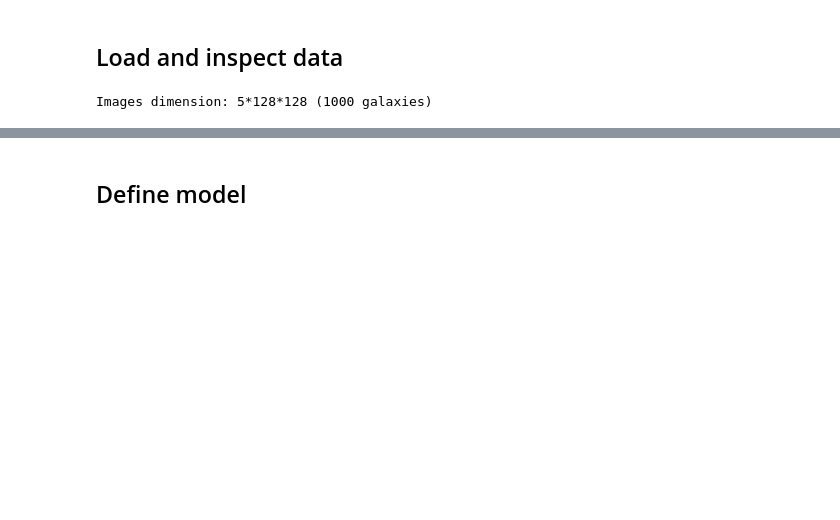
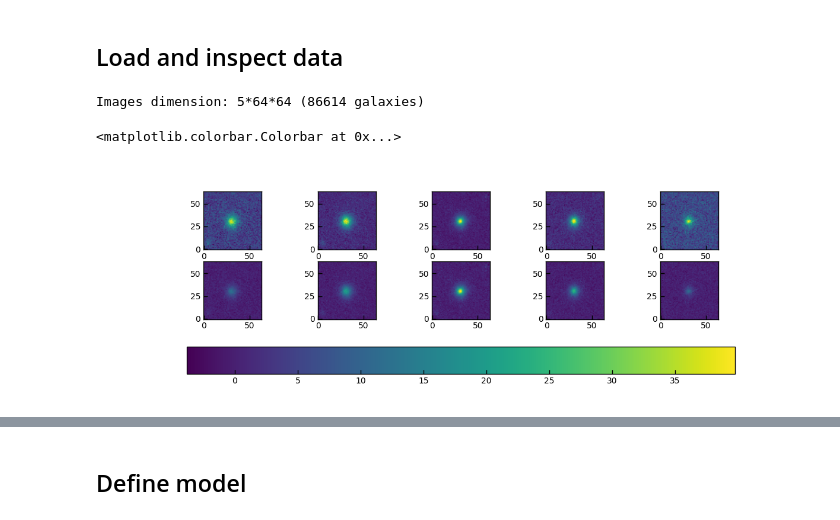
Before and after one commit to fkeruzore/GalGenAi, a Jupyter notebook: notebooks/vae_hsc.ipynb, the cells around one changed output, grey strips where cells are left out. Saved outputs shown, nothing was run; the diff lists cells and outputs as text; code cells hidden in the pictures; blank space fills up the shorter version.

```diff
--- a/notebooks/vae_hsc.ipynb
+++ b/notebooks/vae_hsc.ipynb
@@ -17,7 +18,8 @@ Using device: mps
 # %% [markdown]
 ## Load and inspect data
 # %%
-dataset_raw = load_from_disk("../data/hsc_mmu_mini/")
+# dataset_raw = load_from_disk("../data/hsc_mmu_mini/")
+dataset_raw = load_from_disk("/data/a/cpac/fkeruzore/hsc_mmu/")
 dataset_raw = dataset_raw.select_columns(["image"]).with_format("torch")
 
 n_gals = len(dataset_raw)
@@ -44,47 +46,67 @@ class FluxDataset(torch.utils.data.Dataset):
         # crop to 128
         self.og_nx2 = self.dataset[0]["image"]["flux"].shape[1] // 2
         self.og_ny2 = self.dataset[0]["image"]["flux"].shape[2] // 2
+        self.nx2 = nx // 2
+
+        # norms
         self.mins = mins[:, None, None]
         self.maxs = maxs[:, None, None]
 
     def __len__(self):
         return len(self.dataset)
 
+    def normalize(self, img):
+        return (img - self.mins) / (self.maxs - self.mins)
+
+    def crop(self, img):
+        return img[
+            :,
+            self.og_nx2 - self.nx2 : self.og_nx2 + self.nx2,
+            self.og_ny2 - self.nx2 : self.og_ny2 + self.nx2,
+        ]
+
     def __getitem__(self, idx):
         image_data = self.dataset[idx]["image"]
 
         # Extract and crop flux
-        flux = image_data["flux"][
-            :,
-            self.og_nx2 - 64 : self.og_nx2 + 64,
-            self.og_ny2 - 64 : self.og_ny2 + 64,
-        ]
-        flux_normalized = (flux - self.mins) / (self.maxs - self.mins)
+        flux = self.crop(image_data["flux"])
+        # flux_normalized = self.normalize(flux)
+        flux_normalized = flux
 
         # Extract and crop inverse variance
-        ivar = image_data["ivar"][
-            :,
-            self.og_nx2 - 64 : self.og_nx2 + 64,
-            self.og_ny2 - 64 : self.og_ny2 + 64,
-        ]
+        ivar = self.crop(image_data["ivar"])
+        # ivar_normalized = self.normalize(ivar**(-0.5)) ** (-2)
+        ivar_normalized = ivar
 
         # Extract and crop mask
-        mask = image_data["mask"][
-            :,
-            self.og_nx2 - 64 : self.og_nx2 + 64,
-            self.og_ny2 - 64 : self.og_ny2 + 64,
-        ]
+        mask = self.crop(image_data["mask"])
 
-        return flux_normalized, ivar, mask
+        return flux_normalized, ivar_normalized, mask
 
 
-dataset = FluxDataset(dataset_raw, nx=128, mins=mins, maxs=maxs)
+dataset = FluxDataset(dataset_raw, nx=64, mins=mins, maxs=maxs)
 n_bands, n_x, n_y = dataset[0][0].shape  # First element of tuple is flux
 assert n_x == n_y
 assert len(bands) == n_bands
 print(f"Images dimension: {n_bands}*{n_x}*{n_y} ({n_gals} galaxies)")
 # %% [output]
-Images dimension: 5*128*128 (1000 galaxies)
+Images dimension: 5*64*64 (86614 galaxies)
+# %%
+i = 64
+
+img = dataset[i][0]
+ivar = dataset[i][1]
+msk = dataset[i][2]
+snr = img * ivar**0.5 * msk
+
+fig, axs = plt.subplots(2, 5, figsize=(12, 4))
+for j in range(5):
+    axs[0, j].imshow(img[j], origin="lower")
+    im = axs[1, j].imshow(snr[j], origin="lower", vmin=snr.min(), vmax=snr.max())
+fig.colorbar(im, ax=axs, orientation="horizontal")
+# %% [output]
+<matplotlib.colorbar.Colorbar at 0x...>
+[figure, added]
 # %%
 _n_plot = 4
 fig, axs = plt.subplots(_n_plot, n_bands, figsize=(12, 10))
```
Also changed, not shown: parts of 8 cells of this notebook.
